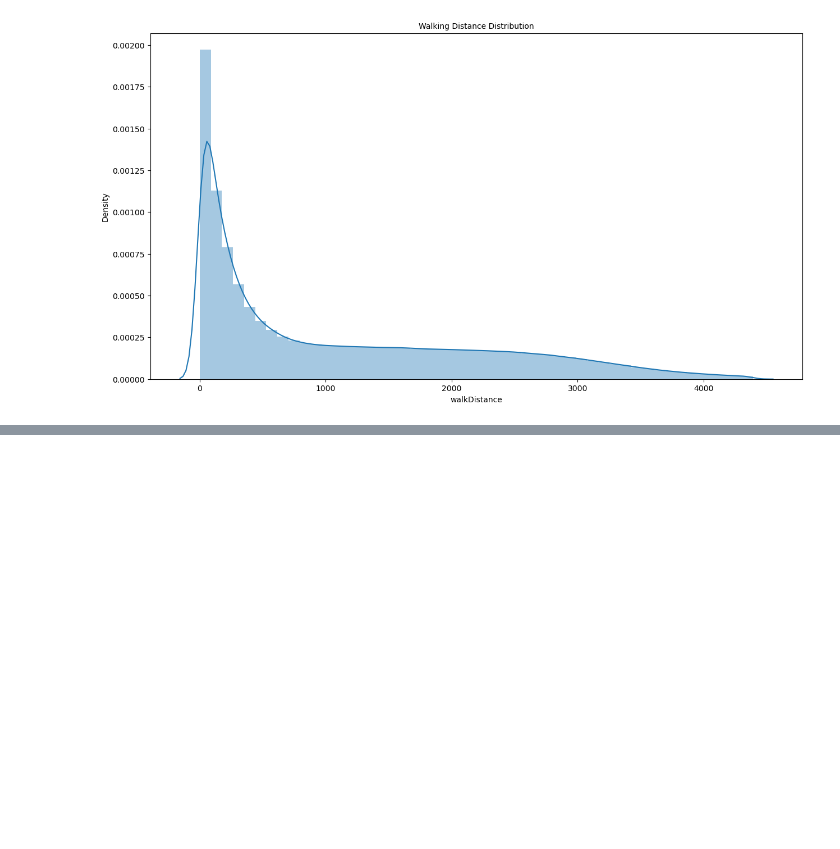
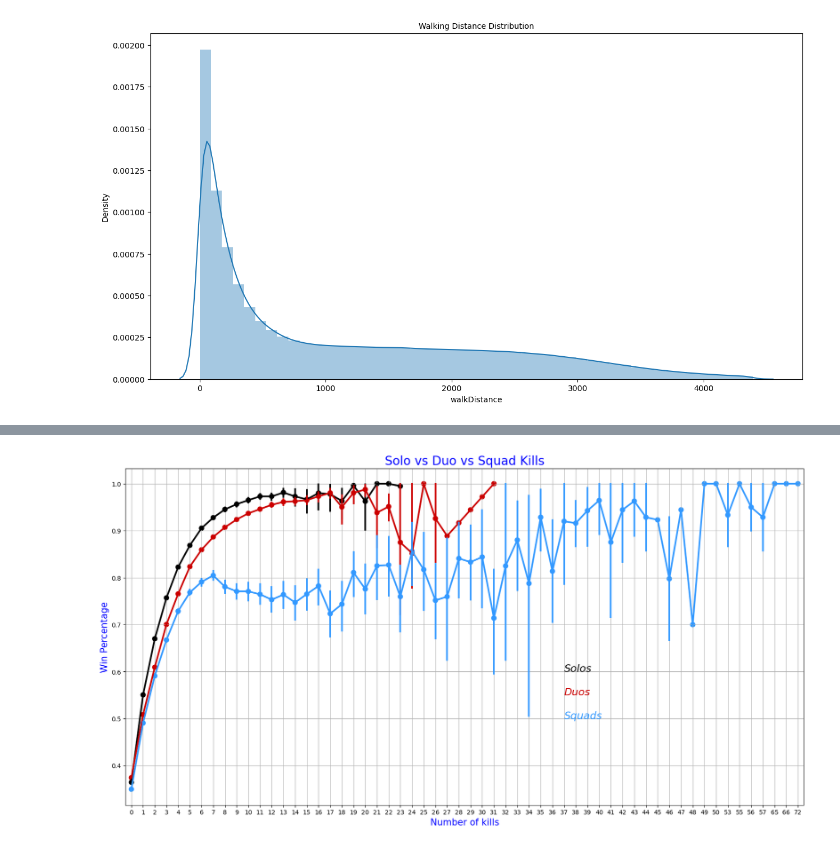
Before and after one commit to minyoungci/Kaggle, a Jupyter notebook: PUBG/PUBG EDA.ipynb, the cells around one changed output, grey strips where cells are left out. Saved outputs shown, nothing was run; the diff lists cells and outputs as text; code cells hidden in the pictures; blank space fills up the shorter version.

```diff
--- a/PUBG/PUBG EDA.ipynb
+++ b/PUBG/PUBG EDA.ipynb
@@ -131,0 +163,15 @@ plt.show()
+# %%
+f,ax1 = plt.subplots(figsize =(20,10))
+sns.pointplot(x='kills',y='winPlacePerc',data=solos,color='black',alpha=0.8)
+sns.pointplot(x='kills',y='winPlacePerc',data=duos,color='#CC0000',alpha=0.8)
+sns.pointplot(x='kills',y='winPlacePerc',data=squads,color='#3399FF',alpha=0.8)
+plt.text(37,0.6,'Solos',color='black',fontsize = 17,style = 'italic')
+plt.text(37,0.55,'Duos',color='#CC0000',fontsize = 17,style = 'italic')
+plt.text(37,0.5,'Squads',color='#3399FF',fontsize = 17,style = 'italic')
+plt.xlabel('Number of kills',fontsize = 15,color='blue')
+plt.ylabel('Win Percentage',fontsize = 15,color='blue')
+plt.title('Solo vs Duo vs Squad Kills',fontsize = 20,color='blue')
+plt.grid()
+plt.show()
+# %% [output]
+[figure, added]
```
Also changed, not shown: parts of 3 cells of this notebook.
